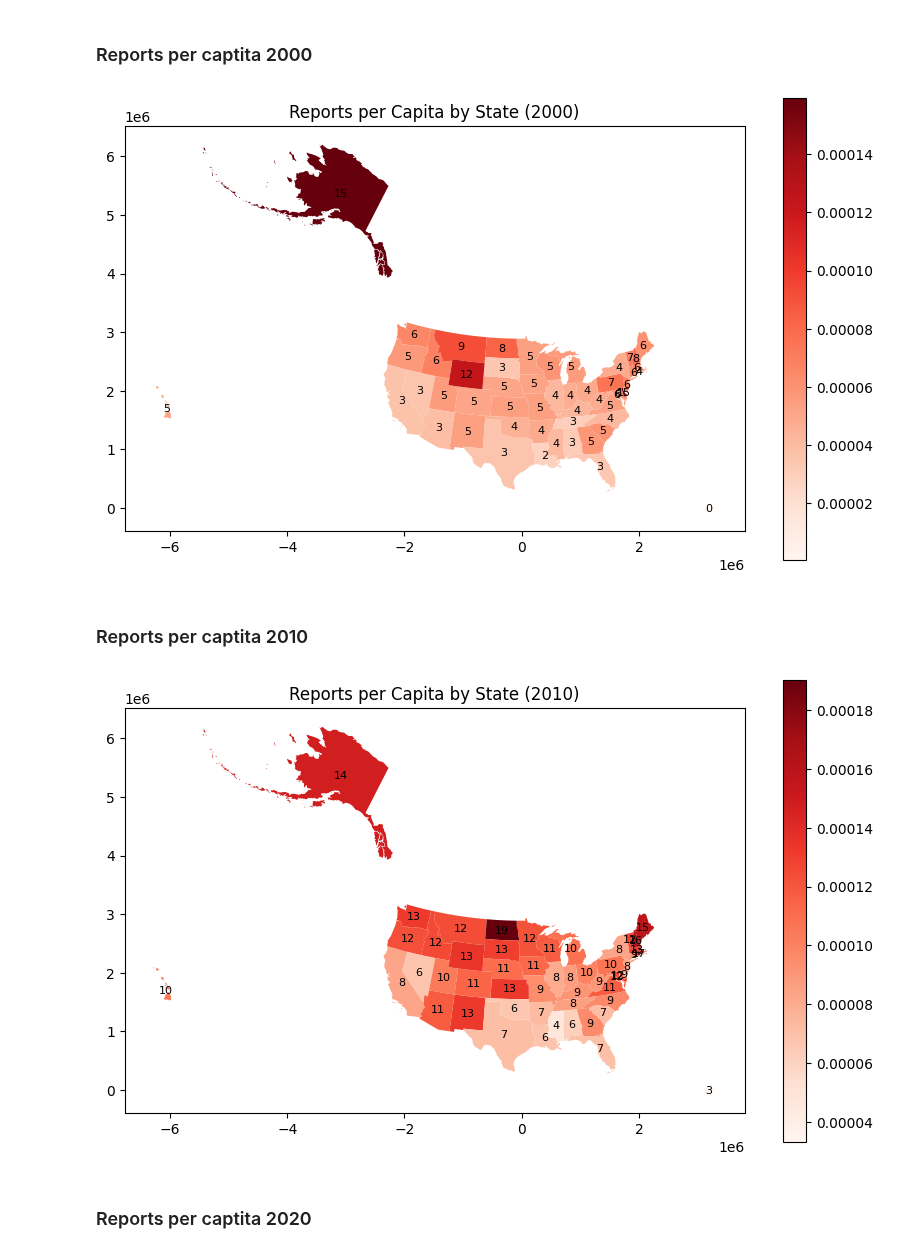
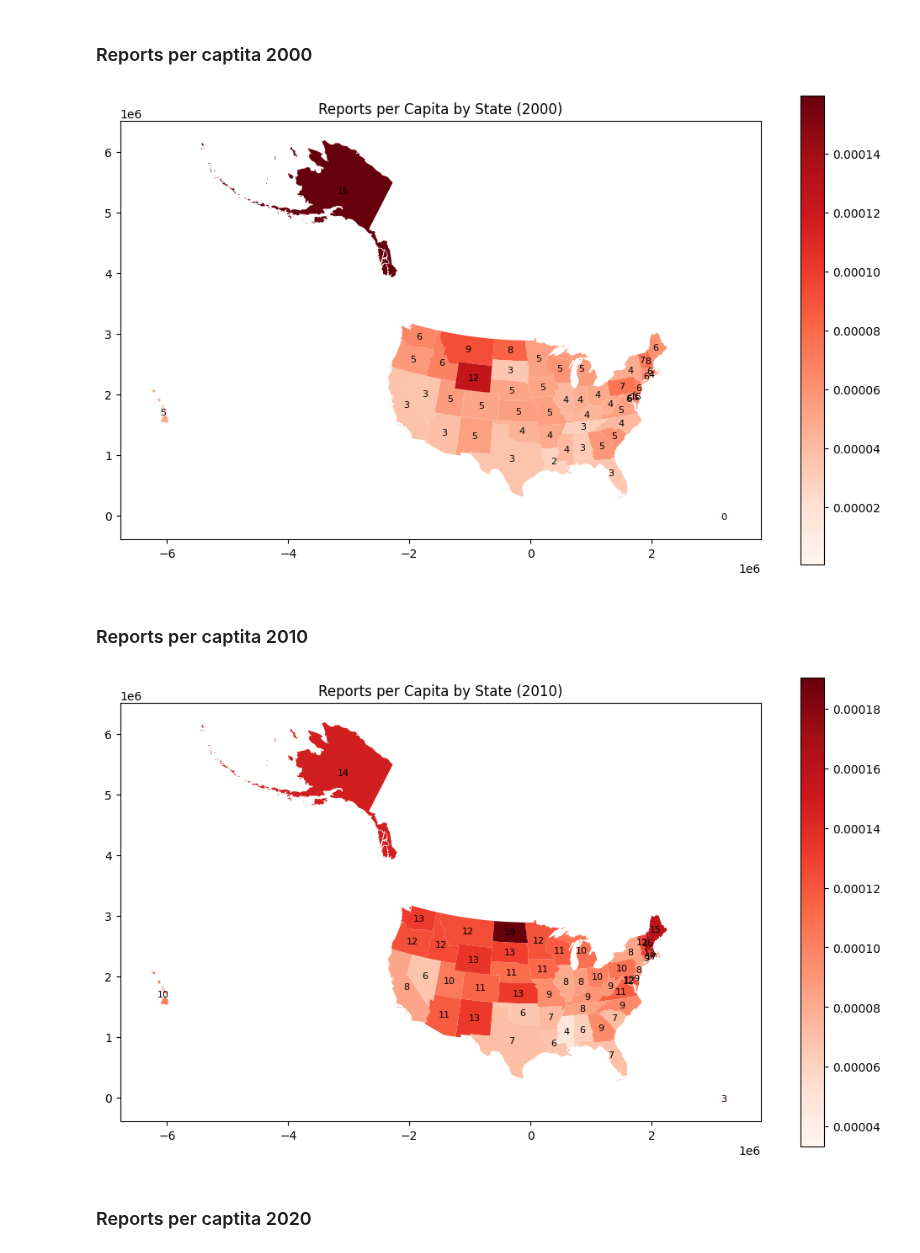
Before and after one commit to ZaNioxX/Masterarbeit, a Jupyter notebook: Data_Exploration/Reports_per_State.ipynb, the cells around one changed output. Cells and saved outputs as stored; diff of their text form; code cells hidden in the pictures.

```diff
--- a/Data_Exploration/Reports_per_State.ipynb
+++ b/Data_Exploration/Reports_per_State.ipynb
@@ -342,9 +347,11 @@ merged_gdf.plot(column='entries_per_capita', ax=ax, legend=True, cmap='Reds')
 for x, y, label in zip(merged_gdf.geometry.centroid.x, merged_gdf.geometry.centroid.y, merged_gdf['entries_per_capita'] * 100000):
     ax.text(x, y, int(label), ha='center', va='center', fontsize=8, color='black')
 plt.title(f'Reports per Capita by State ({year})')
+plt.tight_layout()
+plt.savefig('/Users/sep/PycharmProjects/Masterarbeit/Plots/Data_Exploration/Reports_per_State/Reports_per_Capita_2000.png')
 plt.show()
 # %% [output]
-[figure, old version]
+[figure, new version]
 # %% [markdown]
 ### Reports per captita 2010
 # %%
@@ -361,34 +368,36 @@ data_vaers = pd.read_csv(vaers_file, encoding="Iso-8859-1", low_memory=False)
 data_vaers['STATE'] = data_vaers['STATE'].str.upper()
 
 # Load the population data for the specified year
 # Assuming you have a consistent way to access census data for different years
 census_data_copy = census_data[['STATE', 'STATE_SHORT', f'Resident Population {year} Census']]
 
 # Count the entries per state in the VAERS data and rename the series for clarity
 state_counts = data_vaers['STATE'].value_counts().rename('count')
 
 # Merge the population data with the state counts
 census_data_copy.set_index('STATE_SHORT', inplace=True)
 state_counts_df = state_counts.to_frame().join(census_data_copy, how='left')
 state_counts_df['count'] = state_counts_df['count'].astype('float64')
 state_counts_df['entries_per_capita'] = state_counts_df['count'] / state_counts_df[f'Resident Population {year} Census']
 
 # Load the shapefile and set the projection
 gdf = gpd.read_file('/Users/sep/Documents/HAW/Masterarbeit/cb_2018_us_state_20m/cb_2018_us_state_20m.shp')
 gdf = gdf.to_crs('EPSG:5070')  # Albers Equal Area projection
 
 # Merge the geodataframe with the calculated entries per capita
 merged_gdf = gdf.set_index('STUSPS').join(state_counts_df[['entries_per_capita']])
 
 # Plot
 fig, ax = plt.subplots(1, 1, figsize=(10, 6))
 merged_gdf.plot(column='entries_per_capita', ax=ax, legend=True, cmap='Reds')
 for x, y, label in zip(merged_gdf.geometry.centroid.x, merged_gdf.geometry.centroid.y, merged_gdf['entries_per_capita'] * 100000):
     ax.text(x, y, int(label), ha='center', va='center', fontsize=8, color='black')
 plt.title(f'Reports per Capita by State ({year})')
+plt.tight_layout()
+plt.savefig('/Users/sep/PycharmProjects/Masterarbeit/Plots/Data_Exploration/Reports_per_State/Reports_per_Capita_2010.png')
 plt.show()
 # %% [output]
-[figure, old version]
+[figure, new version]
 # %% [markdown]
 ### Reports per captita 2020
 # %%
```
Also changed, not shown: parts of 5 cells of this notebook, 6 other files.
